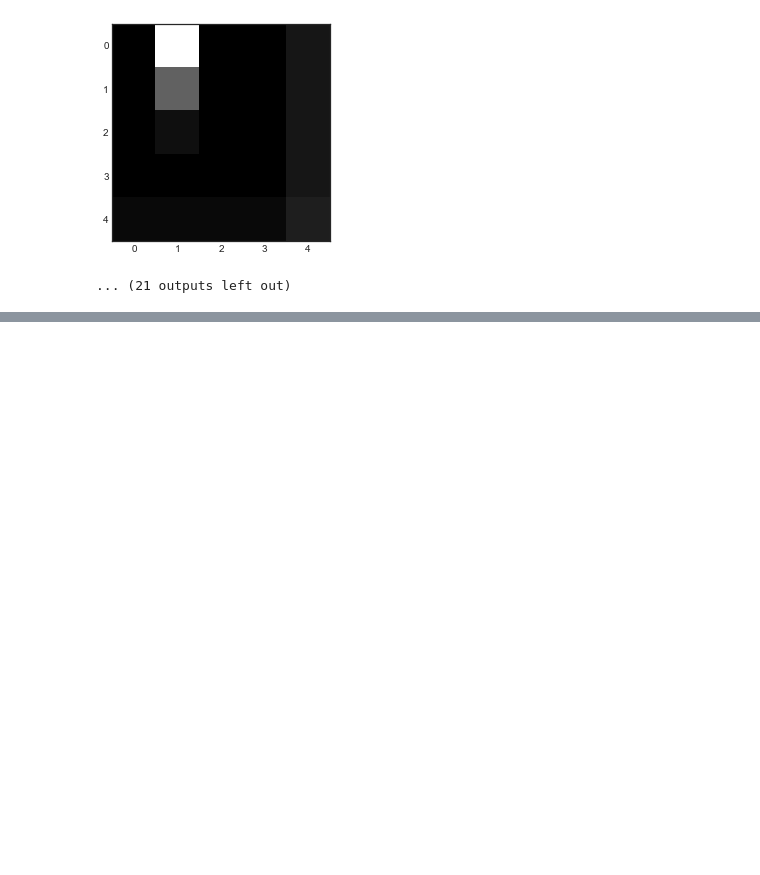
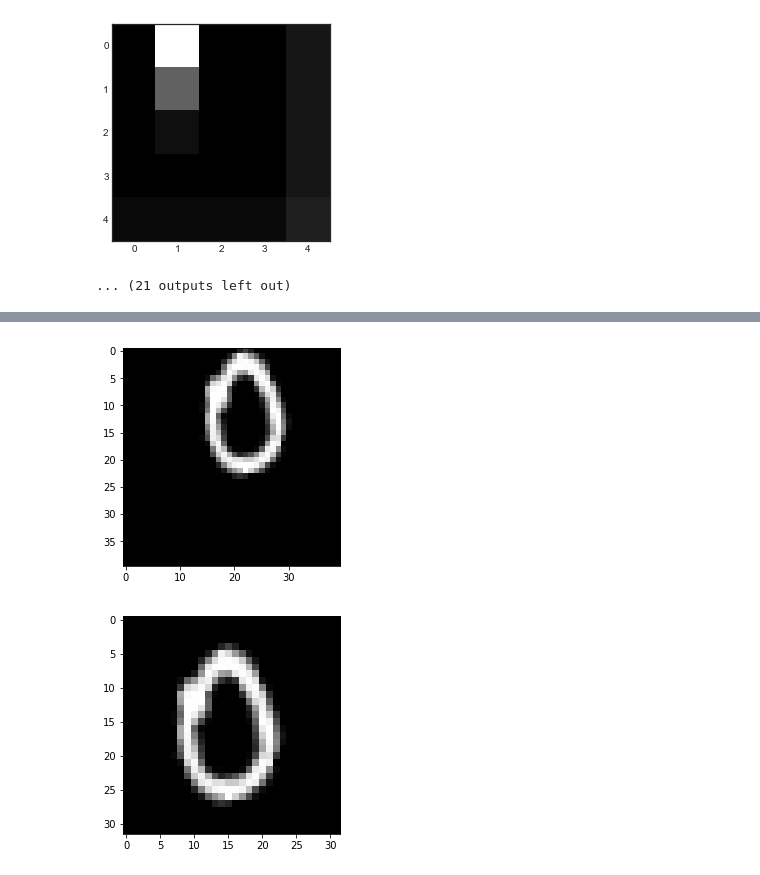
Before and after one commit to mluszczyk/ml1617-mnist, a Jupyter notebook: affnist.ipynb, the cells around one changed output, grey strips where cells are left out. Cells and saved outputs as stored; diff of their text form; code cells hidden in the pictures; blank space fills up the shorter version.

```diff
--- a/affnist.ipynb
+++ b/affnist.ipynb
@@ -131,0 +215,15 @@ for t in range(0, out.shape[3]):
+# %%
+from lib import load_batch
+b = load_batch(1)
+orig_img = b.image[0]
+from lib import center
+img = center(orig_img)
+from lib import imshow
+%matplotlib inline
+imshow(orig_img)
+from matplotlib import pyplot
+pyplot.figure()
+imshow(img)
+# %% [output]
+[figure, added]
+[figure, added]
```
Also changed, not shown: parts of 24 cells of this notebook, 6 other files.
